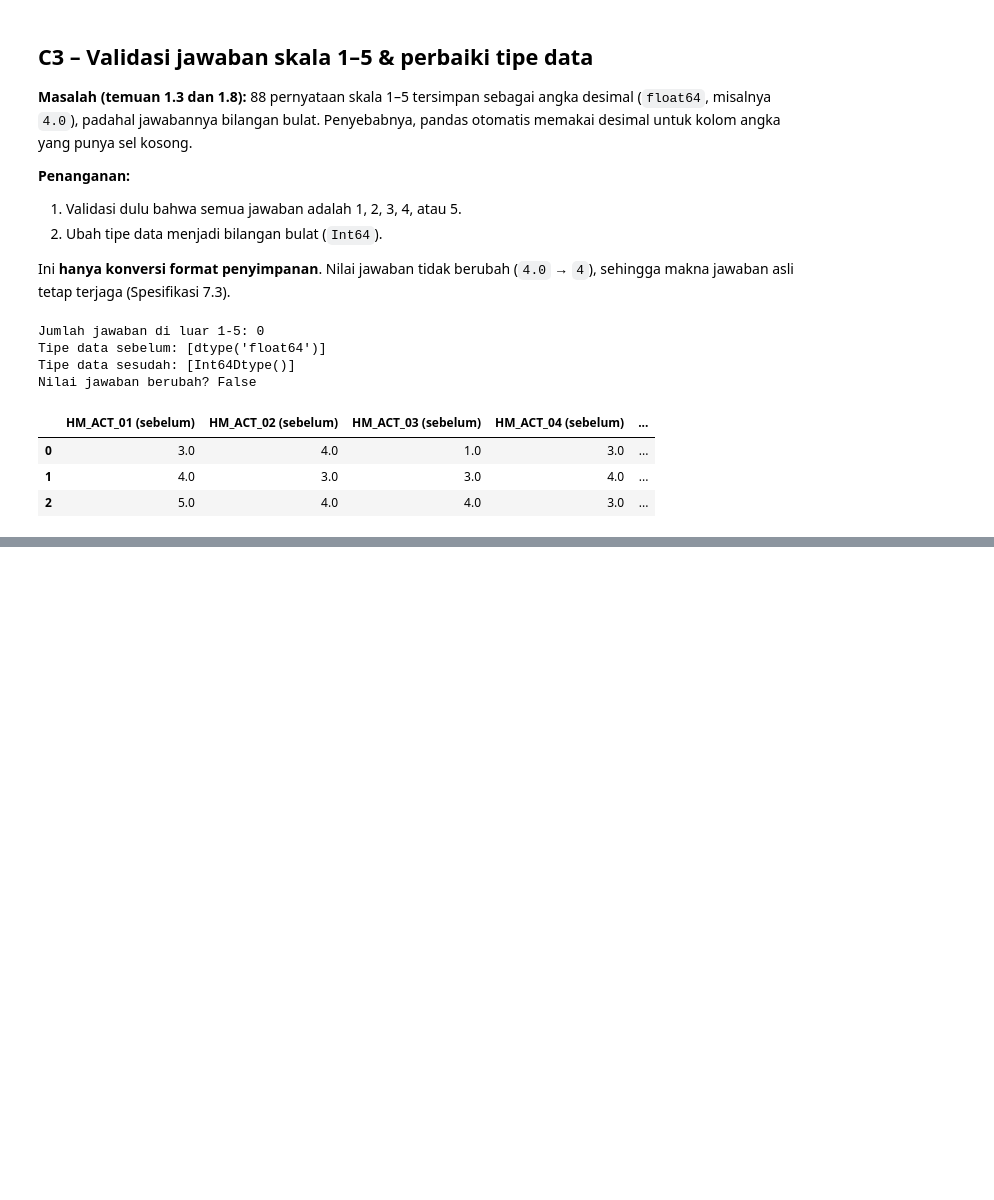
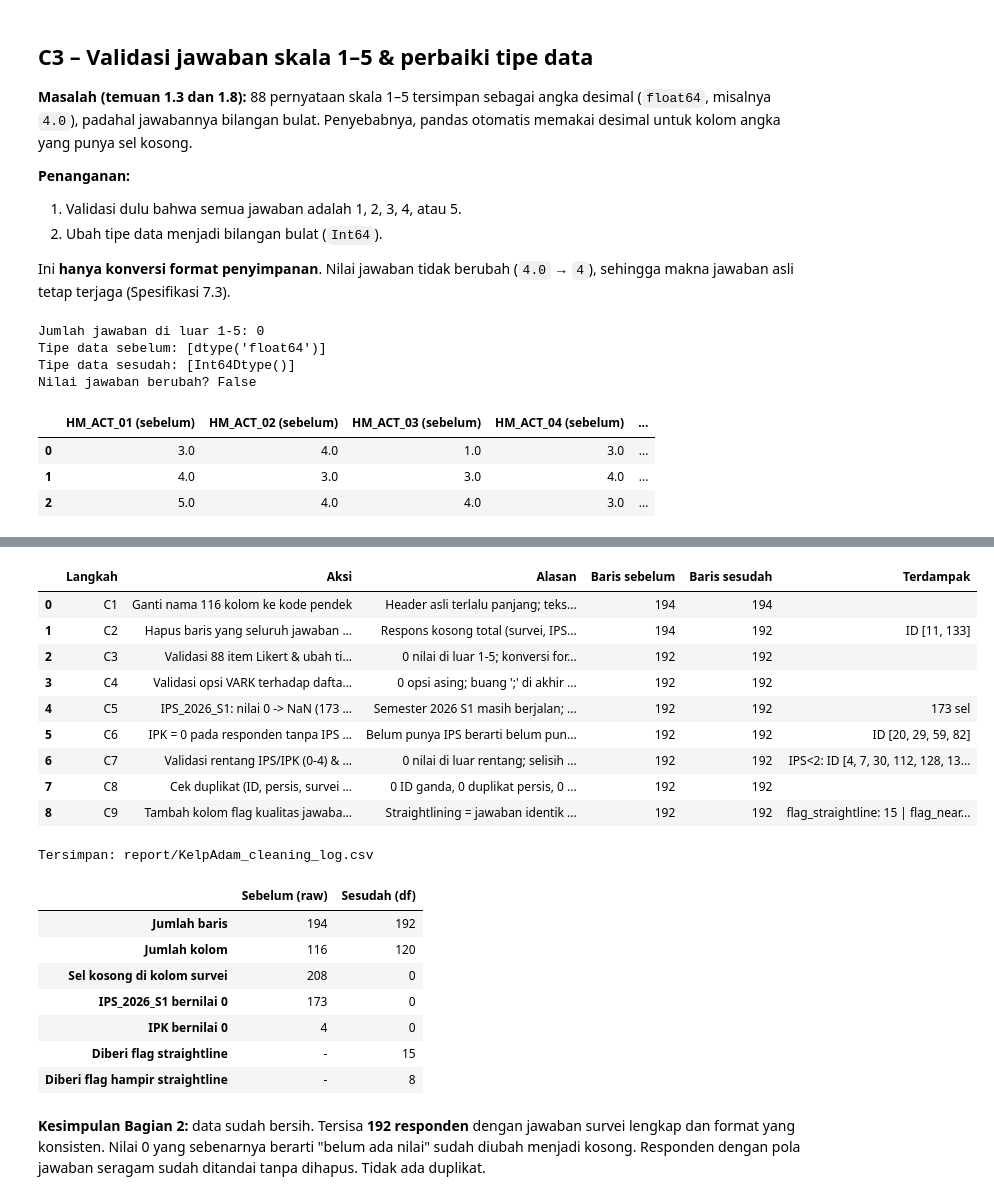
Before and after one commit to edwardchristi4n/machine_learning_exam, a Jupyter notebook: notebook/KelpAdam_UTS_DataPreparation_EDA.ipynb, the cells around one changed output, grey strips where cells are left out. Saved outputs shown, nothing was run; the diff lists cells and outputs as text; code cells hidden in the pictures; blank space fills up the shorter version.

Commit message:
add data prep

```diff
--- a/notebook/KelpAdam_UTS_DataPreparation_EDA.ipynb
+++ b/notebook/KelpAdam_UTS_DataPreparation_EDA.ipynb
@@ -843,0 +1027,23 @@ Nilai jawaban berubah? False
+# %%
+# Semester yang sudah selesai (tanpa IPS_2026_S1 yang masih berjalan)
+IPS_SELESAI = [c for c in IPS_COLS if c != "IPS_2026_S1"]
+
+# 1) Cari mahasiswa yang belum punya IPS sama sekali
+tanpa_ips = df[IPS_SELESAI].isna().all(axis=1)
+print("Responden tanpa IPS semester yang sudah selesai:", int(tanpa_ips.sum()))
+print("  IPK mereka:", df.loc[tanpa_ips, "IPK"].value_counts(dropna=False).to_dict())
+
+# 2) Di antara mereka, yang IPK-nya tercatat 0 -> ubah menjadi kosong
+ubah = tanpa_ips & (df["IPK"] == 0)
+id_ubah = df.loc[ubah, "ID"].tolist()
+df.loc[ubah, "IPK"] = np.nan
+
+# 3) Cek hasilnya
+print("\nIPK diubah 0 -> NaN untuk ID:", id_ubah)
+print("IPK mereka sekarang:", df.loc[tanpa_ips, "IPK"].value_counts(dropna=False).to_dict())
+print("IPK terisi:", int(df["IPK"].notna().sum()), "| IPK kosong:", int(df["IPK"].isna().sum()), "dari", len(df))
+
+# 4) Catat ke cleaning log
+catat("C6", "IPK = 0 pada responden tanpa IPS -> NaN",
+      "Belum punya IPS berarti belum punya IPK; disamakan dengan kasus serupa yang sudah kosong",
+      len(df), len(df), f"ID {id_ubah}")
@@ -843,0 +1188,44 @@ Nilai jawaban berubah? False
+# %%
+# 1) Tampilkan cleaning log
+log_df = pd.DataFrame(cleaning_log)
+with pd.option_context("display.max_colwidth", 120):
+    display(log_df)
+
+# 2) Simpan ke folder report/
+REPORT_DIR.mkdir(exist_ok=True)
+log_df.to_csv(REPORT_DIR / f"{PREFIX}_cleaning_log.csv", index=False)
+print(f"Tersimpan: report/{PREFIX}_cleaning_log.csv")
+
+# 3) Ringkasan sebelum vs sesudah cleaning
+ringkasan_cleaning = pd.DataFrame({
+    "Sebelum (raw)": [raw.shape[0], raw.shape[1], int(raw[cols[1:105]].isna().sum().sum()),
+                      int((raw[cols[114]] == 0).sum()), int((raw[cols[115]] == 0).sum()), "-", "-"],
+    "Sesudah (df)":  [df.shape[0], df.shape[1], int(df[SURVEY_COLS].isna().sum().sum()),
+                      int((df["IPS_2026_S1"] == 0).sum()), int((df["IPK"] == 0).sum()),
+                      int(df["flag_straightline"].sum()), int(df["flag_near_straight"].sum())],
+}, index=["Jumlah baris", "Jumlah kolom", "Sel kosong di kolom survei",
+          "IPS_2026_S1 bernilai 0", "IPK bernilai 0",
+          "Diberi flag straightline", "Diberi flag hampir straightline"])
+display(ringkasan_cleaning)
+# %% [output]
+|  | Langkah | Aksi | Alasan | Baris sebelum | Baris sesudah | Terdampak |
+| 0 | C1 | Ganti nama 116 kolom ke kode pendek | Header asli terlalu panjang; teks... | 194 | 194 |  |
+| 1 | C2 | Hapus baris yang seluruh jawaban ... | Respons kosong total (survei, IPS... | 194 | 192 | ID [11, 133] |
+| 2 | C3 | Validasi 88 item Likert & ubah ti... | 0 nilai di luar 1-5; konversi for... | 192 | 192 |  |
+| 3 | C4 | Validasi opsi VARK terhadap dafta... | 0 opsi asing; buang ';' di akhir ... | 192 | 192 |  |
+| 4 | C5 | IPS_2026_S1: nilai 0 -> NaN (173 ... | Semester 2026 S1 masih berjalan; ... | 192 | 192 | 173 sel |
+| 5 | C6 | IPK = 0 pada responden tanpa IPS ... | Belum punya IPS berarti belum pun... | 192 | 192 | ID [20, 29, 59, 82] |
+| 6 | C7 | Validasi rentang IPS/IPK (0-4) & ... | 0 nilai di luar rentang; selisih ... | 192 | 192 | IPS<2: ID [4, 7, 30, 112, 128, 13... |
+| 7 | C8 | Cek duplikat (ID, persis, survei ... | 0 ID ganda, 0 duplikat persis, 0 ... | 192 | 192 |  |
+| 8 | C9 | Tambah kolom flag kualitas jawaba... | Straightlining = jawaban identik ... | 192 | 192 | flag_straightline: 15 | flag_near... |
+Tersimpan: report/KelpAdam_cleaning_log.csv
+|  | Sebelum (raw) | Sesudah (df) |
+| Jumlah baris | 194 | 192 |
+| Jumlah kolom | 116 | 120 |
+| Sel kosong di kolom survei | 208 | 0 |
+| IPS_2026_S1 bernilai 0 | 173 | 0 |
+| IPK bernilai 0 | 4 | 0 |
+| Diberi flag straightline | - | 15 |
+| Diberi flag hampir straightline | - | 8 |
+# %% [markdown]
+**Kesimpulan Bagian 2:** data sudah bersih. Tersisa **192 responden** dengan jawaban survei lengkap dan format yang konsisten. Nilai 0 yang sebenarnya berarti "belum ada nilai" sudah diubah menjadi kosong. Responden dengan pola jawaban seragam sudah ditandai tanpa dihapus. Tidak ada duplikat.
```
Also changed, not shown: parts of 28 cells of this notebook, 4 other files.
